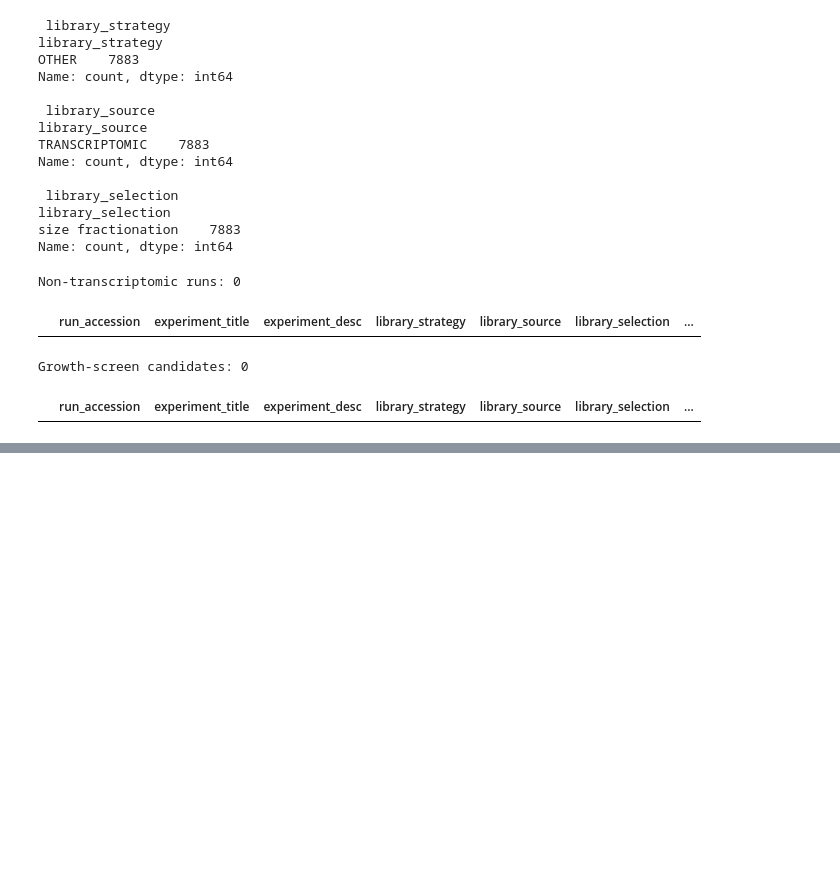
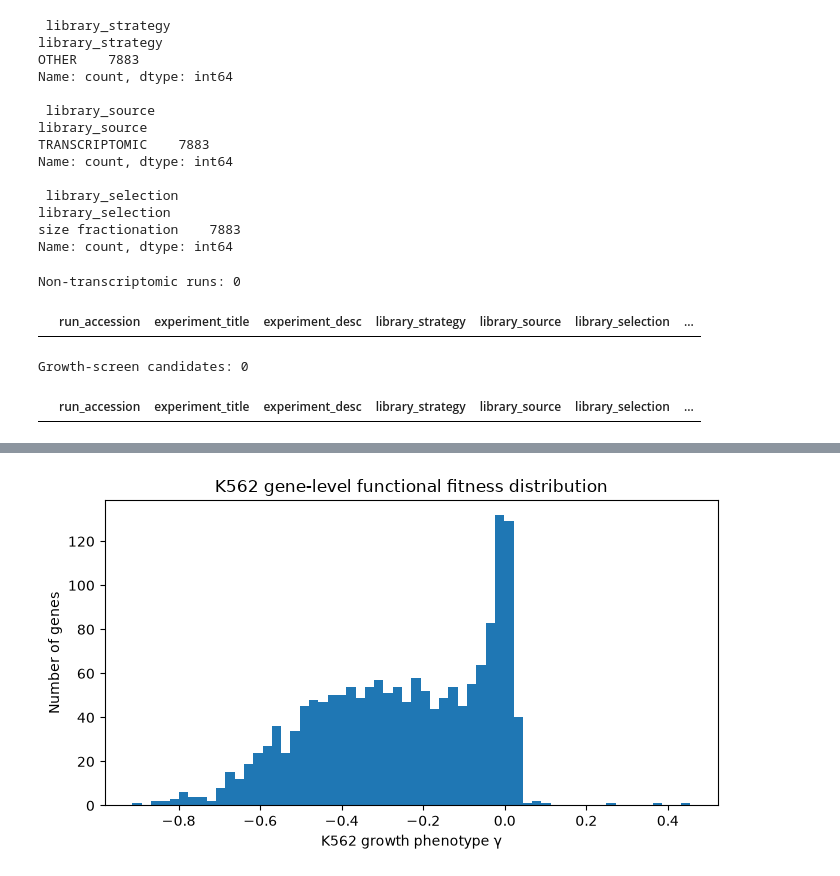
Before and after one commit to marwanjs-dev/perturbselect, a Jupyter notebook: notebooks/02_fitness_audit.ipynb, the cells around one changed output, grey strips where cells are left out. Saved outputs shown, nothing was run; the diff lists cells and outputs as text; code cells hidden in the pictures; blank space fills up the shorter version.

```diff
--- a/notebooks/02_fitness_audit.ipynb
+++ b/notebooks/02_fitness_audit.ipynb
@@ -258,0 +632,25 @@ Growth-screen candidates: 0
+# %%
+k562_pilot_fitness = (
+    k562_gene_fitness[
+        k562_gene_fitness["gene"].isin(shared_perts)
+    ]
+    .copy()
+)
+
+k562_pilot_fitness["dependency_strength"] = (
+    -k562_pilot_fitness["k562_gamma"]
+)
+
+k562_pilot_fitness = (
+    k562_pilot_fitness
+    .sort_values(
+        "dependency_strength",
+        ascending=False
+    )
+    .reset_index(drop=True)
+)
+
+print("Final pilot genes:", len(k562_pilot_fitness))
+print("Unique genes:", k562_pilot_fitness["gene"].nunique())
+
+display(k562_pilot_fitness.head(10))
@@ -258,0 +671,16 @@ Growth-screen candidates: 0
+# %%
+plt.figure(figsize=(7, 4))
+
+plt.hist(
+    k562_pilot_fitness["k562_gamma"],
+    bins=60
+)
+
+plt.xlabel("K562 growth phenotype γ")
+plt.ylabel("Number of genes")
+plt.title("K562 gene-level functional fitness distribution")
+
+plt.tight_layout()
+plt.show()
+# %% [output]
+[figure, added]
```
Also changed, not shown: parts of 23 cells of this notebook, 1 other file.
